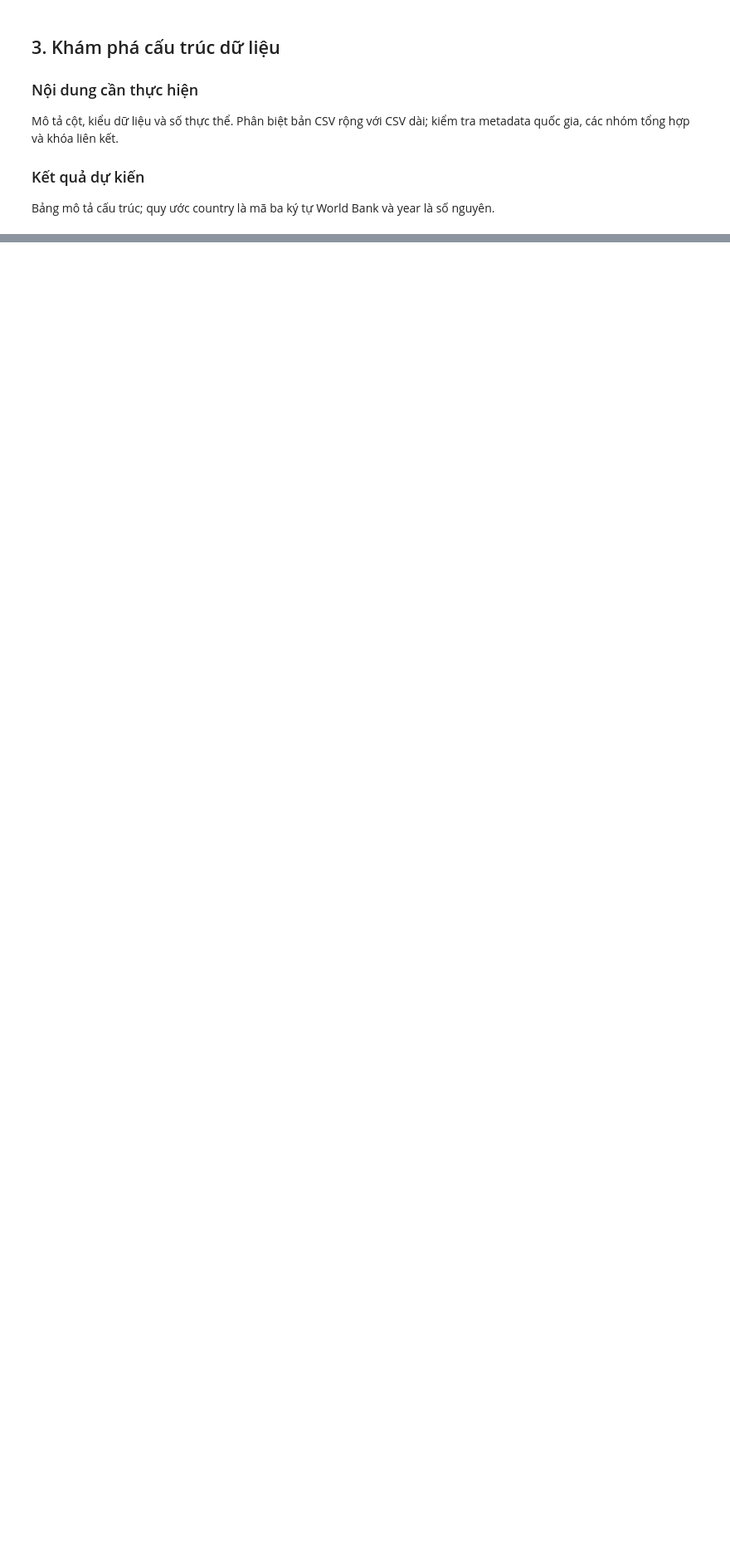
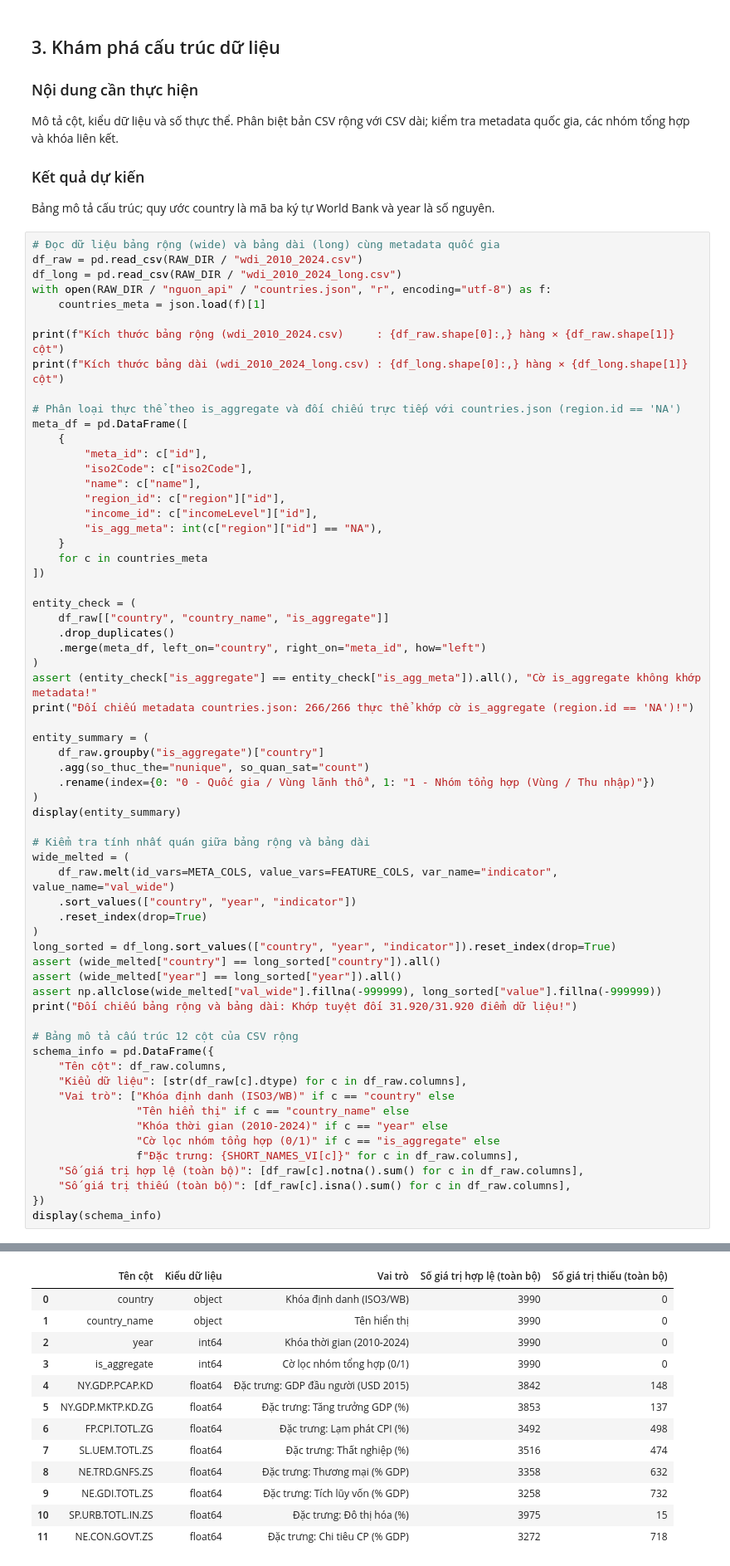
Before and after one commit to nguyenkhang310/DBSCAN, a Jupyter notebook: Duc/notebook/01_tien_xu_ly_du_lieu.ipynb, the cells around one changed output, grey strips where cells are left out. Shown at 83% size. Cells and saved outputs as stored; diff of their text form; blank space fills up the shorter version.

```diff
--- a/Duc/notebook/01_tien_xu_ly_du_lieu.ipynb
+++ b/Duc/notebook/01_tien_xu_ly_du_lieu.ipynb
@@ -61,3 +208,67 @@ Mô tả cột, kiểu dữ liệu và số thực thể. Phân biệt bản CSV
 ### Kết quả dự kiến
 
 Bảng mô tả cấu trúc; quy ước country là mã ba ký tự World Bank và year là số nguyên.
+# %%
+# Đọc dữ liệu bảng rộng (wide) và bảng dài (long) cùng metadata quốc gia
+df_raw = pd.read_csv(RAW_DIR / "wdi_2010_2024.csv")
+df_long = pd.read_csv(RAW_DIR / "wdi_2010_2024_long.csv")
+with open(RAW_DIR / "nguon_api" / "countries.json", "r", encoding="utf-8") as f:
+    countries_meta = json.load(f)[1]
+
+print(f"Kích thước bảng rộng (wdi_2010_2024.csv)     : {df_raw.shape[0]:,} hàng × {df_raw.shape[1]} cột")
+print(f"Kích thước bảng dài (wdi_2010_2024_long.csv) : {df_long.shape[0]:,} hàng × {df_long.shape[1]} cột")
+
+# Phân loại thực thể theo is_aggregate và đối chiếu trực tiếp với countries.json (region.id == 'NA')
+meta_df = pd.DataFrame([
+    {
+        "meta_id": c["id"],
+        "iso2Code": c["iso2Code"],
+        "name": c["name"],
+        "region_id": c["region"]["id"],
+        "income_id": c["incomeLevel"]["id"],
+        "is_agg_meta": int(c["region"]["id"] == "NA"),
+    }
+    for c in countries_meta
+])
+
+entity_check = (
+    df_raw[["country", "country_name", "is_aggregate"]]
+    .drop_duplicates()
+    .merge(meta_df, left_on="country", right_on="meta_id", how="left")
+)
+assert (entity_check["is_aggregate"] == entity_check["is_agg_meta"]).all(), "Cờ is_aggregate không khớp metadata!"
+print("Đối chiếu metadata countries.json: 266/266 thực thể khớp cờ is_aggregate (region.id == 'NA')!")
+
+entity_summary = (
+    df_raw.groupby("is_aggregate")["country"]
+    .agg(so_thuc_the="nunique", so_quan_sat="count")
+    .rename(index={0: "0 - Quốc gia / Vùng lãnh thổ", 1: "1 - Nhóm tổng hợp (Vùng / Thu nhập)"})
+)
+display(entity_summary)
+
+# Kiểm tra tính nhất quán giữa bảng rộng và bảng dài
+wide_melted = (
+    df_raw.melt(id_vars=META_COLS, value_vars=FEATURE_COLS, var_name="indicator", value_name="val_wide")
+    .sort_values(["country", "year", "indicator"])
+    .reset_index(drop=True)
+)
+long_sorted = df_long.sort_values(["country", "year", "indicator"]).reset_index(drop=True)
+assert (wide_melted["country"] == long_sorted["country"]).all()
+assert (wide_melted["year"] == long_sorted["year"]).all()
+assert np.allclose(wide_melted["val_wide"].fillna(-999999), long_sorted["value"].fillna(-999999))
+print("Đối chiếu bảng rộng và bảng dài: Khớp tuyệt đối 31.920/31.920 điểm dữ liệu!")
+
+# Bảng mô tả cấu trúc 12 cột của CSV rộng
+schema_info = pd.DataFrame({
+    "Tên cột": df_raw.columns,
+    "Kiểu dữ liệu": [str(df_raw[c].dtype) for c in df_raw.columns],
+    "Vai trò": ["Khóa định danh (ISO3/WB)" if c == "country" else
+                "Tên hiển thị" if c == "country_name" else
+                "Khóa thời gian (2010-2024)" if c == "year" else
+                "Cờ lọc nhóm tổng hợp (0/1)" if c == "is_aggregate" else
+                f"Đặc trưng: {SHORT_NAMES_VI[c]}" for c in df_raw.columns],
+    "Số giá trị hợp lệ (toàn bộ)": [df_raw[c].notna().sum() for c in df_raw.columns],
+    "Số giá trị thiếu (toàn bộ)": [df_raw[c].isna().sum() for c in df_raw.columns],
+})
+display(schema_info)
+# %% [output]
@@ -63,0 +283,13 @@ Bảng mô tả cấu trúc; quy ước country là mã ba ký tự World Bank v
+|  | Tên cột | Kiểu dữ liệu | Vai trò | Số giá trị hợp lệ (toàn bộ) | Số giá trị thiếu (toàn bộ) |
+| 0 | country | object | Khóa định danh (ISO3/WB) | 3990 | 0 |
+| 1 | country_name | object | Tên hiển thị | 3990 | 0 |
+| 2 | year | int64 | Khóa thời gian (2010-2024) | 3990 | 0 |
+| 3 | is_aggregate | int64 | Cờ lọc nhóm tổng hợp (0/1) | 3990 | 0 |
+| 4 | NY.GDP.PCAP.KD | float64 | Đặc trưng: GDP đầu người (USD 2015) | 3842 | 148 |
+| 5 | NY.GDP.MKTP.KD.ZG | float64 | Đặc trưng: Tăng trưởng GDP (%) | 3853 | 137 |
+| 6 | FP.CPI.TOTL.ZG | float64 | Đặc trưng: Lạm phát CPI (%) | 3492 | 498 |
+| 7 | SL.UEM.TOTL.ZS | float64 | Đặc trưng: Thất nghiệp (%) | 3516 | 474 |
+| 8 | NE.TRD.GNFS.ZS | float64 | Đặc trưng: Thương mại (% GDP) | 3358 | 632 |
+| 9 | NE.GDI.TOTL.ZS | float64 | Đặc trưng: Tích lũy vốn (% GDP) | 3258 | 732 |
+| 10 | SP.URB.TOTL.IN.ZS | float64 | Đặc trưng: Đô thị hóa (%) | 3975 | 15 |
+| 11 | NE.CON.GOVT.ZS | float64 | Đặc trưng: Chi tiêu CP (% GDP) | 3272 | 718 |
```
Also changed, not shown: parts of 20 cells of this notebook, 9 other files.
